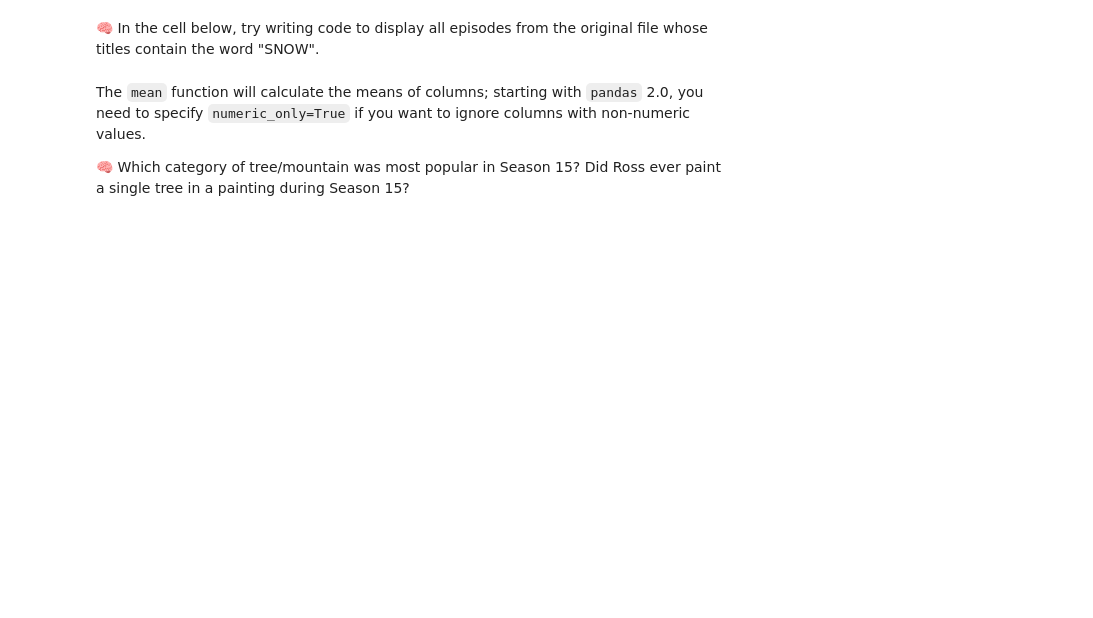
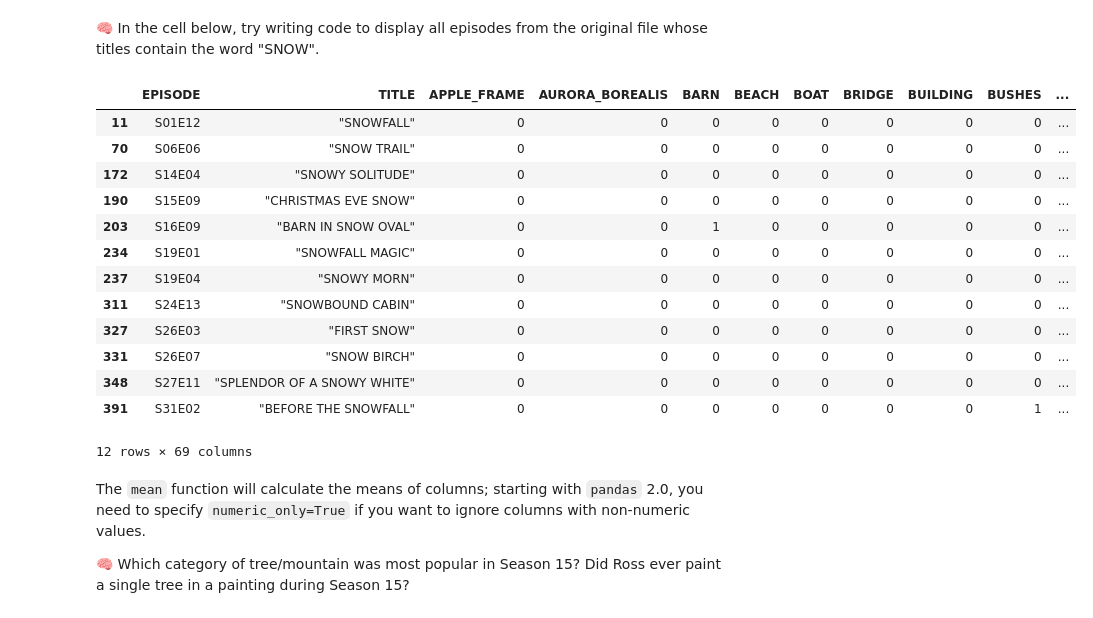
Before and after one commit to BJBranta/DS710, a Jupyter notebook: assignment6a/Notebook_6a.ipynb, the cells around one changed output. Drawn from its saved outputs; the diff is of its cells as text; code cells hidden in the pictures; blank space fills up the shorter version.

```diff
--- a/assignment6a/Notebook_6a.ipynb
+++ b/assignment6a/Notebook_6a.ipynb
@@ -55,5 +146,23 @@ bob_ross_tm_S15
 # %% [markdown]
 🧠 In the cell below, try writing code to display all episodes from the original file whose titles contain the word "SNOW".
+# %%
+bob_ross_snow = bob_ross[bob_ross.TITLE.str.contains('SNOW')]
+bob_ross_snow
+# %% [output]
+|  | EPISODE | TITLE | APPLE_FRAME | AURORA_BOREALIS | BARN | BEACH | BOAT | BRIDGE | BUILDING | BUSHES | ... |
+| 11 | S01E12 | "SNOWFALL" | 0 | 0 | 0 | 0 | 0 | 0 | 0 | 0 | ... |
+| 70 | S06E06 | "SNOW TRAIL" | 0 | 0 | 0 | 0 | 0 | 0 | 0 | 0 | ... |
+| 172 | S14E04 | "SNOWY SOLITUDE" | 0 | 0 | 0 | 0 | 0 | 0 | 0 | 0 | ... |
+| 190 | S15E09 | "CHRISTMAS EVE SNOW" | 0 | 0 | 0 | 0 | 0 | 0 | 0 | 0 | ... |
+| 203 | S16E09 | "BARN IN SNOW OVAL" | 0 | 0 | 1 | 0 | 0 | 0 | 0 | 0 | ... |
+| 234 | S19E01 | "SNOWFALL MAGIC" | 0 | 0 | 0 | 0 | 0 | 0 | 0 | 0 | ... |
+| 237 | S19E04 | "SNOWY MORN" | 0 | 0 | 0 | 0 | 0 | 0 | 0 | 0 | ... |
+| 311 | S24E13 | "SNOWBOUND CABIN" | 0 | 0 | 0 | 0 | 0 | 0 | 0 | 0 | ... |
+| 327 | S26E03 | "FIRST SNOW" | 0 | 0 | 0 | 0 | 0 | 0 | 0 | 0 | ... |
+| 331 | S26E07 | "SNOW BIRCH" | 0 | 0 | 0 | 0 | 0 | 0 | 0 | 0 | ... |
+| 348 | S27E11 | "SPLENDOR OF A SNOWY WHITE" | 0 | 0 | 0 | 0 | 0 | 0 | 0 | 0 | ... |
+| 391 | S31E02 | "BEFORE THE SNOWFALL" | 0 | 0 | 0 | 0 | 0 | 0 | 0 | 1 | ... |
+12 rows × 69 columns
 # %% [markdown]
 The `mean` function will calculate the means of columns; starting with `pandas` 2.0, you need to specify `numeric_only=True` if you want to ignore columns with non-numeric values.
 
```
Also changed, not shown: parts of 15 cells of this notebook, 6 other files.
